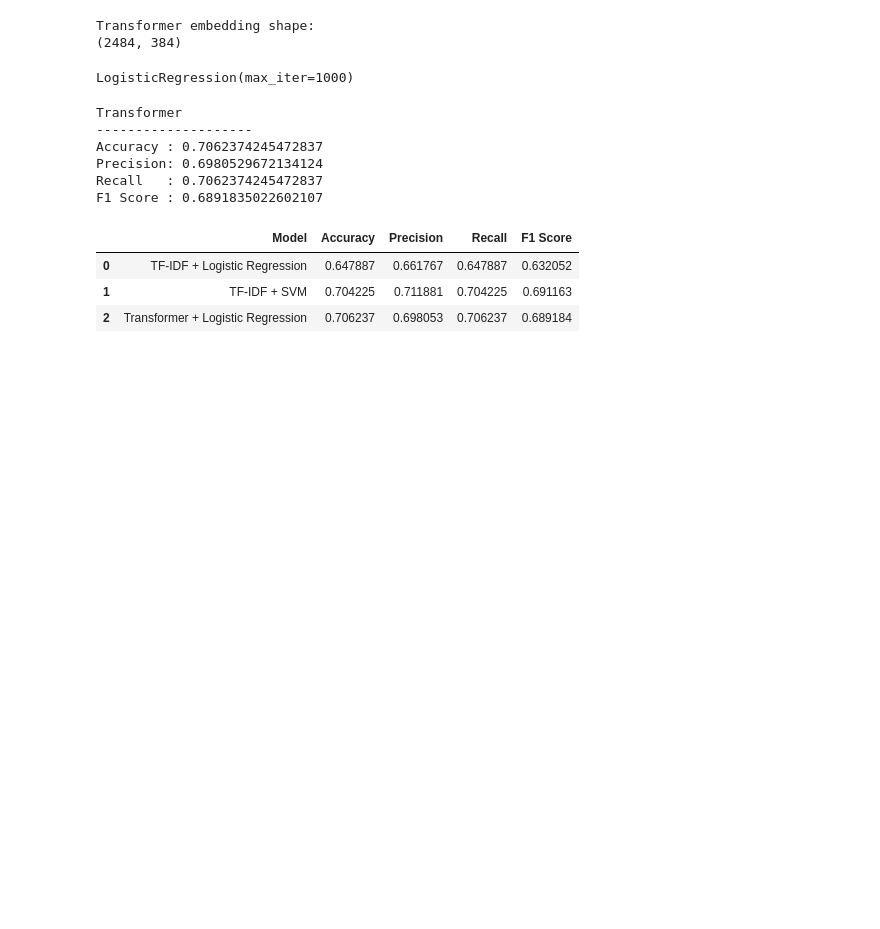
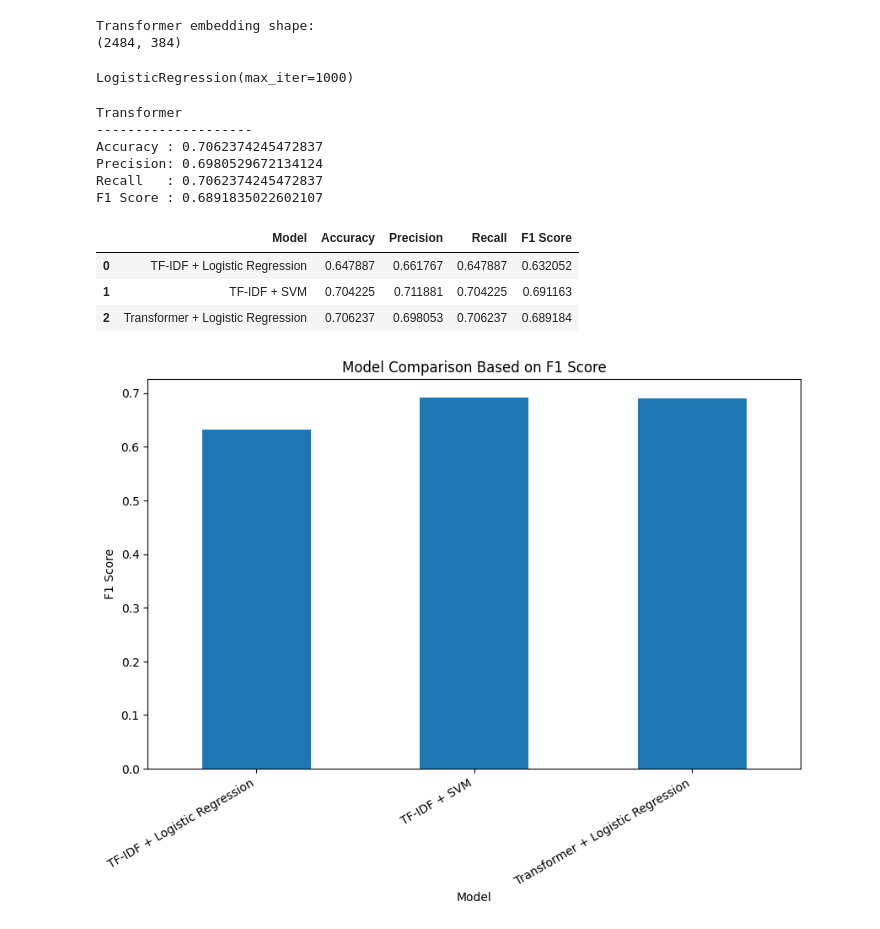
Before and after one commit to Savindi2002/CV-Analyzer-Job-Matching, a Jupyter notebook: CV_Analyzer.ipynb, the cells around one changed output. Saved outputs shown, nothing was run; the diff lists cells and outputs as text; code cells hidden in the pictures; blank space fills up the shorter version.

```diff
--- a/CV_Analyzer.ipynb
+++ b/CV_Analyzer.ipynb
@@ -783,3 +783,20 @@ final_results
 | 0 | TF-IDF + Logistic Regression | 0.647887 | 0.661767 | 0.647887 | 0.632052 |
 | 1 | TF-IDF + SVM | 0.704225 | 0.711881 | 0.704225 | 0.691163 |
 | 2 | Transformer + Logistic Regression | 0.706237 | 0.698053 | 0.706237 | 0.689184 |
+# %%
+final_results.plot(
+    x='Model',
+    y='F1 Score',
+    kind='bar',
+    figsize=(10, 6),
+    legend=False
+)
+
+plt.title('Model Comparison Based on F1 Score')
+plt.xlabel('Model')
+plt.ylabel('F1 Score')
+plt.xticks(rotation=30, ha='right')
+
+plt.show()
+# %% [output]
+[figure, added]
```
Also changed, not shown: parts of 1 cell of this notebook.
